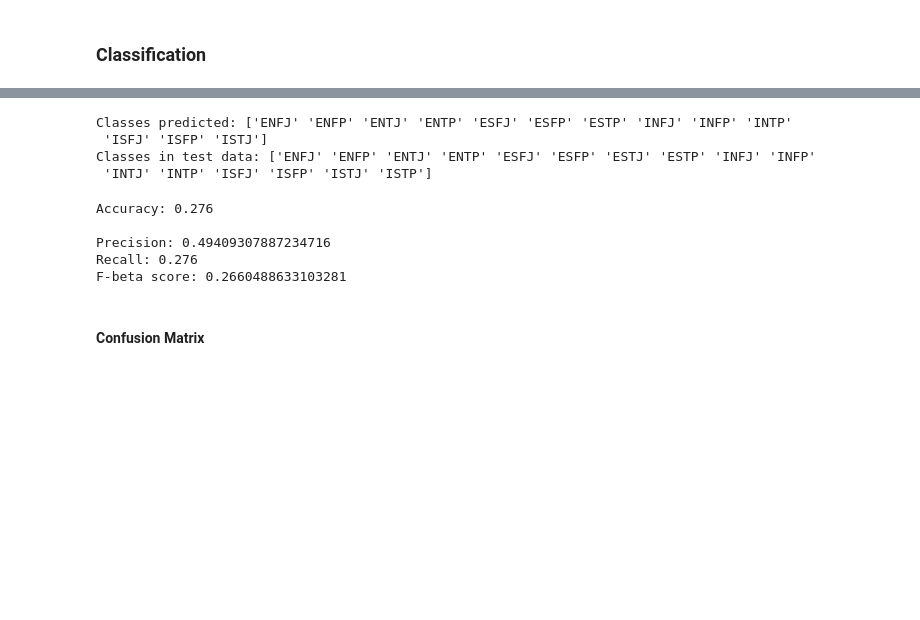
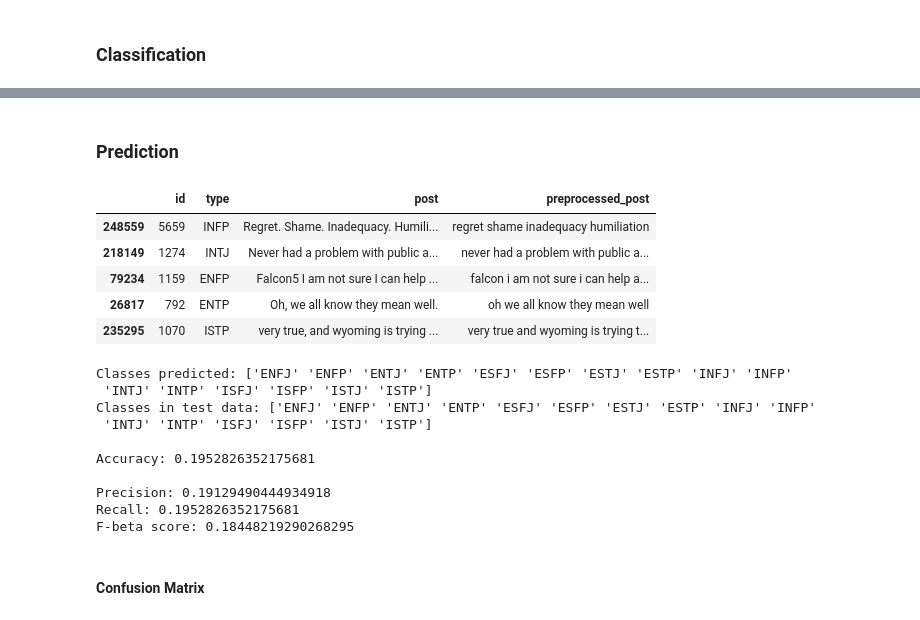
Before and after one commit to literate-waffle/mbti, a Jupyter notebook: mbti.ipynb, the cells around one changed output, grey strips where cells are left out. Drawn from its saved outputs; the diff is of its cells as text; code cells hidden in the pictures; blank space fills up the shorter version.

```diff
--- a/mbti.ipynb
+++ b/mbti.ipynb
@@ -413,18 +264,32 @@ Wall time: 209 ms
-# %%
-print("Classes predicted: {}".format(np.unique( predictions )))
-print("Classes in test data: {}".format(np.unique( test_Y )))
-# %% [output]
-Classes predicted: ['ENFJ' 'ENFP' 'ENTJ' 'ENTP' 'ESFJ' 'ESFP' 'ESTP' 'INFJ' 'INFP' 'INTP'
- 'ISFJ' 'ISFP' 'ISTJ']
-Classes in test data: ['ENFJ' 'ENFP' 'ENTJ' 'ENTP' 'ESFJ' 'ESFP' 'ESTJ' 'ESTP' 'INFJ' 'INFP'
- 'INTJ' 'INTP' 'ISFJ' 'ISFP' 'ISTJ' 'ISTP']
+# %% [markdown]
+### Prediction
+# %%
+from preprocessing import format_text
+
+test = pd.DataFrame(test)
+test['preprocessed_post'] = test['post'].apply(format_text)
+test.head()
+# %% [output]
+|  | id | type | post | preprocessed_post |
+| 248559 | 5659 | INFP | Regret. Shame. Inadequacy. Humili... | regret shame inadequacy humiliation |
+| 218149 | 1274 | INTJ | Never had a problem with public a... | never had a problem with public a... |
+| 79234 | 1159 | ENFP | Falcon5 I am not sure I can help ... | falcon i am not sure i can help a... |
+| 26817 | 792 | ENTP | Oh, we all know they mean well. | oh we all know they mean well |
+| 235295 | 1070 | ISTP | very true, and wyoming is trying ... | very true and wyoming is trying t... |
 # %%
 from sklearn.metrics import precision_recall_fscore_support
 
-print("Accuracy: {}".format(np.mean(_predictions == test_Y)))
+predicted = text_clf.predict(test['preprocessed_post'])
+
+print("Classes predicted: {}".format(np.unique( predicted )))
+print("Classes in test data: {}".format(np.unique( test['type'] )))
 print()
 
-precision, recall, f_score, support = precision_recall_fscore_support(test_Y, _predictions, average='weighted')  # average="micro"||"macro"||"weighted"
+
+print("Accuracy: {}".format(np.mean(predicted == test['type'])))
+print()
+
+precision, recall, f_score, support = precision_recall_fscore_support(test['type'], predicted, average='weighted')  # average="micro"||"macro"||"weighted"
 print("Precision: {}".format(precision))
 print("Recall: {}".format(recall))
 print("F-beta score: {}".format(f_score))
@@ -435,11 +300,16 @@ print("F-beta score: {}".format(f_score))
 # + parsed & upsample: 0.4459
 # + parsed & downsample: 0.1953
 # %% [output]
-Accuracy: 0.276
+Classes predicted: ['ENFJ' 'ENFP' 'ENTJ' 'ENTP' 'ESFJ' 'ESFP' 'ESTJ' 'ESTP' 'INFJ' 'INFP'
+ 'INTJ' 'INTP' 'ISFJ' 'ISFP' 'ISTJ' 'ISTP']
+Classes in test data: ['ENFJ' 'ENFP' 'ENTJ' 'ENTP' 'ESFJ' 'ESFP' 'ESTJ' 'ESTP' 'INFJ' 'INFP'
+ 'INTJ' 'INTP' 'ISFJ' 'ISFP' 'ISTJ' 'ISTP']
 
-Precision: 0.49409307887234716
-Recall: 0.276
-F-beta score: 0.2660488633103281
+Accuracy: 0.1952826352175681
+
+Precision: 0.19129490444934918
+Recall: 0.1952826352175681
+F-beta score: 0.18448219290268295
 # %% [markdown]
 #### Confusion Matrix
 # %%
```
Also changed, not shown: parts of 45 cells of this notebook, 3 other files.
